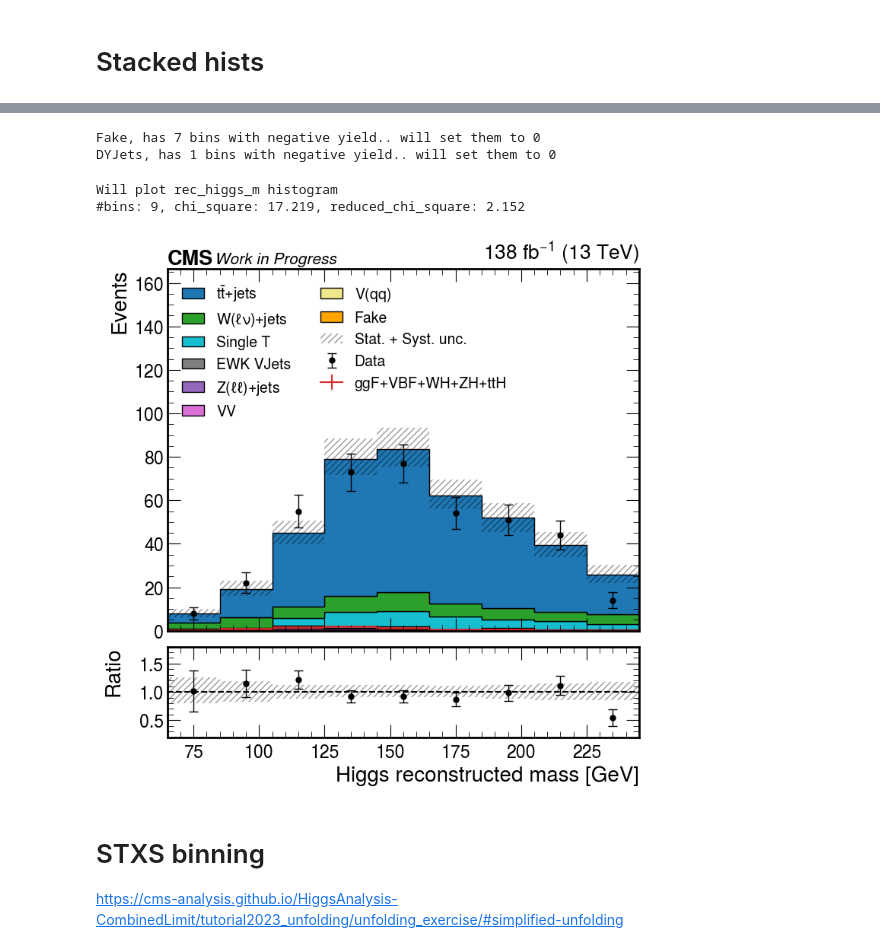
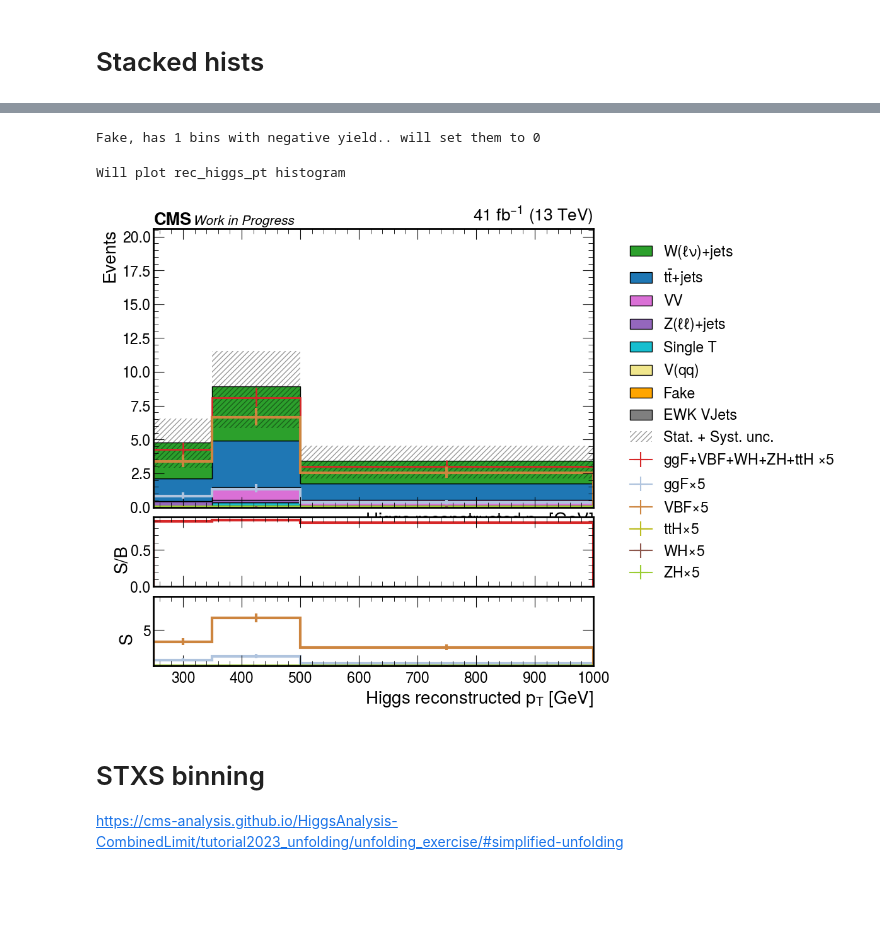
Before and after one commit to farakiko/boostedhiggs, a Jupyter notebook: binder/hists_plots.ipynb, the cells around one changed output, grey strips where cells are left out. Saved outputs shown, nothing was run; the diff lists cells and outputs as text; code cells hidden in the pictures; blank space fills up the shorter version.

```diff
--- a/binder/hists_plots.ipynb
+++ b/binder/hists_plots.ipynb
@@ -963,7 +963,7 @@ vars_to_plot = [
 #         "met_pt",
 #         "NumFatjets",
 #         "NumOtherJets",
-        "rec_higgs_m",
+#         "rec_higgs_m",
 #         "rec_W_lnu_m",
 #         "rec_W_qq_m",
 #         "SecondFatjet_pt",
@@ -1003,7 +1003,7 @@ vars_to_plot = [
     #     "rec_W_lnu_m",
     #     "rec_W_qq_m",
     #     "met_phi",
-#         "rec_higgs_pt",
+        "rec_higgs_pt",
 #         "lep_eta",
 #     "rho",
 #     "pt_ratio",
@@ -1023,7 +1023,7 @@ samples_to_plot = [
         "EWKvjets",
         "TTbar",
         "WJetsLNu",
-        "Data",
+#         "Data",
 
 #     "QCD",
 
@@ -1033,10 +1033,10 @@ samples_to_plot = [
 
 
 years_to_plot = [
-    "2016",
-    "2016APV",
+#     "2016",
+#     "2016APV",
     "2017",
-    "2018",
+#     "2018",
 ]
 
 channels_to_plot = [
@@ -1062,7 +1062,7 @@ WP_ggF = 0.93
 WP_VBF = 0.88
 
 region_sel = {
-#     "Pre-selection": "met_pt>20",   # dummy
+    "Pre-selection": "met_pt>20",   # dummy
 #     "Pre-selection": "THWW>0.75",   # dummy
 
 #     "Fake validation": "fj_mass>30 & fj_mass<40",
@@ -1074,14 +1074,15 @@ region_sel = {
 #     "Pre-selection": "fj_mass>20 & fj_mass<40",   # dummy
 
 #     "SR": f"THWW>{WP_VBF} & (n_bjets_T==0)",
-    "Top CR": f"(n_bjets_T>0) & THWW>0.9",
+#     "Top CR": f"(n_bjets_T>0) & THWW>0.9",
 #     "WJets CR": f"(THWW<{WP_VBF}) & (n_bjets_T==0)",
 }
 region, sel = list(region_sel.items())[0]
 
 shift = 50
 categories_sel = {
-#     "VBF category": f"( (THWW>{WP_VBF}) & (n_bjets_T==0) ) & ( (mjj>1000) & (deta>3.5) )",
+#     "VBF category": f"((n_bjets_T==0) ) & ( (mjj>1000) & (deta>3.5) )",
+    "VBF category": f"( (THWW>{WP_VBF}) & (n_bjets_T==0) ) & ( (mjj>1000) & (deta>3.5) )",
 #     "ggF category": f"( (THWW>{WP_ggF}) & (n_bjets_T==0) ) & ( ( (mjj<1000) | (deta<3.5) ) ) & (VH_fj_VScore<0.9)",
 
 #     r"ggF category $p_T \in $ " + f"[{200+shift}, {300+shift}]": f"( (THWW>{WP_ggF}) & (n_bjets_T==0) ) & ( ( (mjj<1000) | (deta<3.5) ) & (rec_higgs_pt<{300+shift}) ) & (VH_fj_VScore<0.9)",
@@ -1262,8 +1263,7 @@ for var_to_plot in vars_to_plot:
             SYST_hists[var_to_plot]["up"][f"LP_weight_{sys_key}"].view().value = np.maximum(up, down)
             SYST_hists[var_to_plot]["down"][f"LP_weight_{sys_key}"].view().value = np.minimum(up, down)
 # %% [output]
-Fake, has 7 bins with negative yield.. will set them to 0
-DYJets, has 1 bins with negative yield.. will set them to 0
+Fake, has 1 bins with negative yield.. will set them to 0
 # %%
 plt.rcParams.update({"font.size": 20})
 add_data = False
@@ -1295,39 +1295,38 @@ PATH = f"/Users/fmokhtar/Desktop/AN_2024/lol"
 if not os.path.exists(PATH):
     os.makedirs(PATH)
 
 nice_ch = {
     "ele": "Electron",
     "mu": "Muon",
 }
 
 plot_hists(hists, years_to_plot, channels_to_plot, vars_to_plot,
-            add_data=True,
+            add_data=False,
             logy=False,
             mult=mult,
             outpath=PATH,
 #             text_=f"{nice_ch[ch]} channel",
 #             text_=f"Before LP reweighting",
 #             text_=f"ggF category",
 #             text_=list(categories_sel)[0],
             blind_region=blind_region,
 #            save_as=f"{years[0]}_{channels[0]}",
 #            save_as=f"{ch}",
-#             plot_Fake_unc=0.25,
+            plot_Fake_unc=0.25,
             plot_syst_unc=(SYST_UNC_up, SYST_UNC_down) if plot_syst_unc else None,
-           add_soverb=False,
+           add_soverb=True,
            legend_ncol=2,
 #            seperate_Fake_unc=True,
           )
 print()
 
 # if "QCD" in samples_to_plot:
 #     get_soverb(events_dict, presel, categories_sel, years, channels, precision=1)
 # else:
 #     get_soverb(events_dict, presel, categories_sel, years, channels, precision=1, usefake=True)
 # %% [output]
-Will plot rec_higgs_m histogram
-#bins: 9, chi_square: 17.219, reduced_chi_square: 2.152
+Will plot rec_higgs_pt histogram
-[figure, old version]
+[figure, new version]
 # %% [markdown]
 # STXS binning
 https://cms-analysis.github.io/HiggsAnalysis-CombinedLimit/tutorial2023_unfolding/unfolding_exercise/#simplified-unfolding
```
Also changed, not shown: 4 other files.
